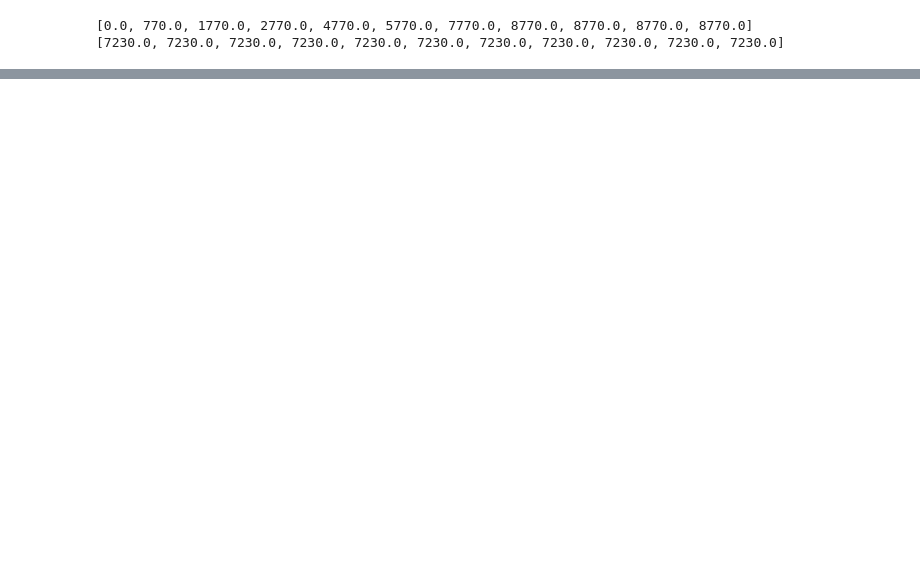
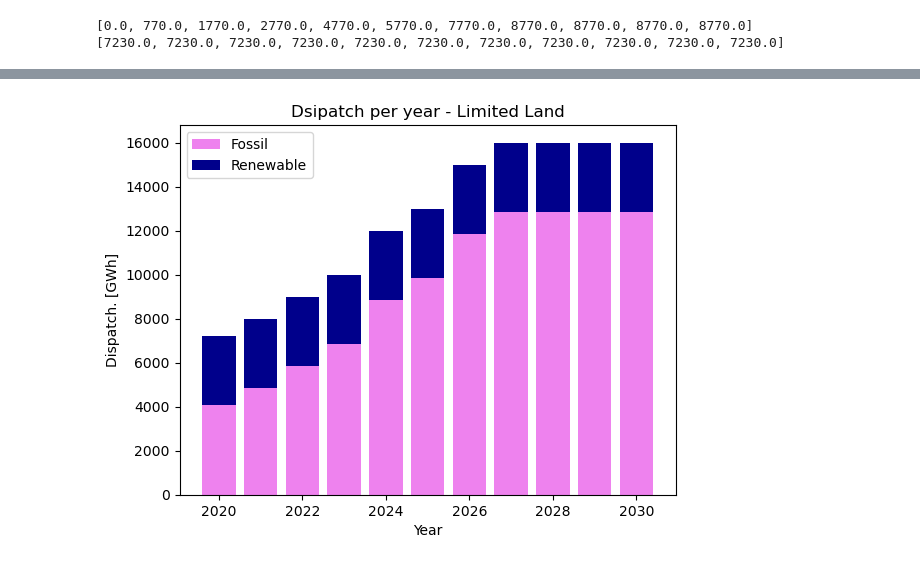
Before and after one commit to RozaliaBuzova/single-region-energy-system-optimisation, a Jupyter notebook: Single_Region_Energy_Model_Clean.ipynb, the cells around one changed output, grey strips where cells are left out. Cells and saved outputs as stored; diff of their text form; code cells hidden in the pictures; blank space fills up the shorter version.

```diff
--- a/Single_Region_Energy_Model_Clean.ipynb
+++ b/Single_Region_Energy_Model_Clean.ipynb
@@ -143,0 +400,2 @@ plt.show()
+# %%
+new_capacity_land, cumulative_capacity_land, dispatch_land, technologies_land, years_land = Land_Optimisation_Problem(TechnologiesDataFrame, YearsDataFrame, carbon_tax)
@@ -143,0 +411,15 @@ plt.show()
+# %%
+# Generate variables for plotting graphics
+fossil_dispatch_land = [pulp.value(dispatch_land[('fossil',y)]) for y in years]
+renewable_dispatch_land = [pulp.value(dispatch_land[('renewable',y)]) for y in years]
+# %%
+# Plot dispatch as bar chart
+plt.bar(years_land, fossil_dispatch_land, color = 'violet', label = 'Fossil')
+plt.bar(years_land, renewable_dispatch_land, bottom = fossil_dispatch_land, color = 'darkblue', label = 'Renewable')
+plt.title('Dsipatch per year - Limited Land')
+plt.xlabel('Year')
+plt.ylabel('Dispatch. [GWh]')
+plt.legend()
+plt.show()
+# %% [output]
+[figure, added]
```
Also changed, not shown: parts of 34 cells of this notebook.
